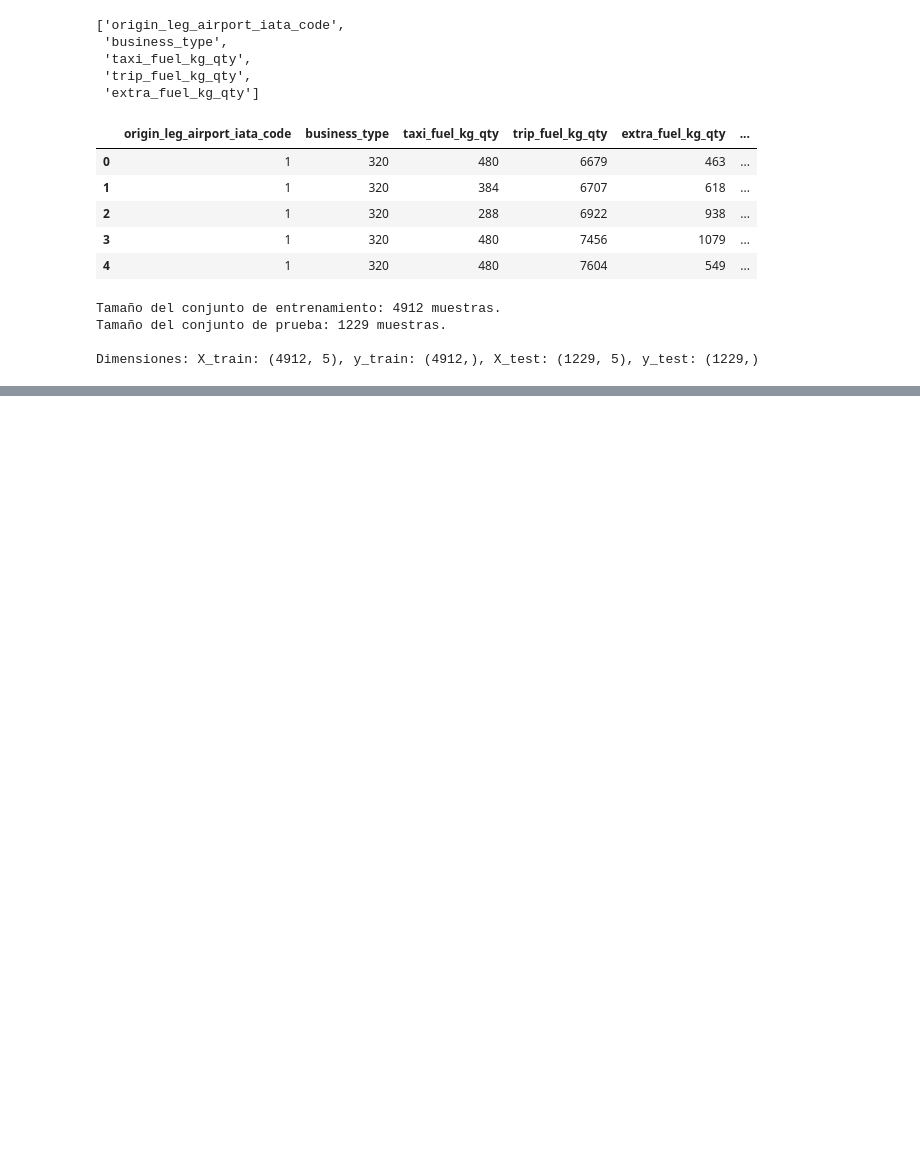
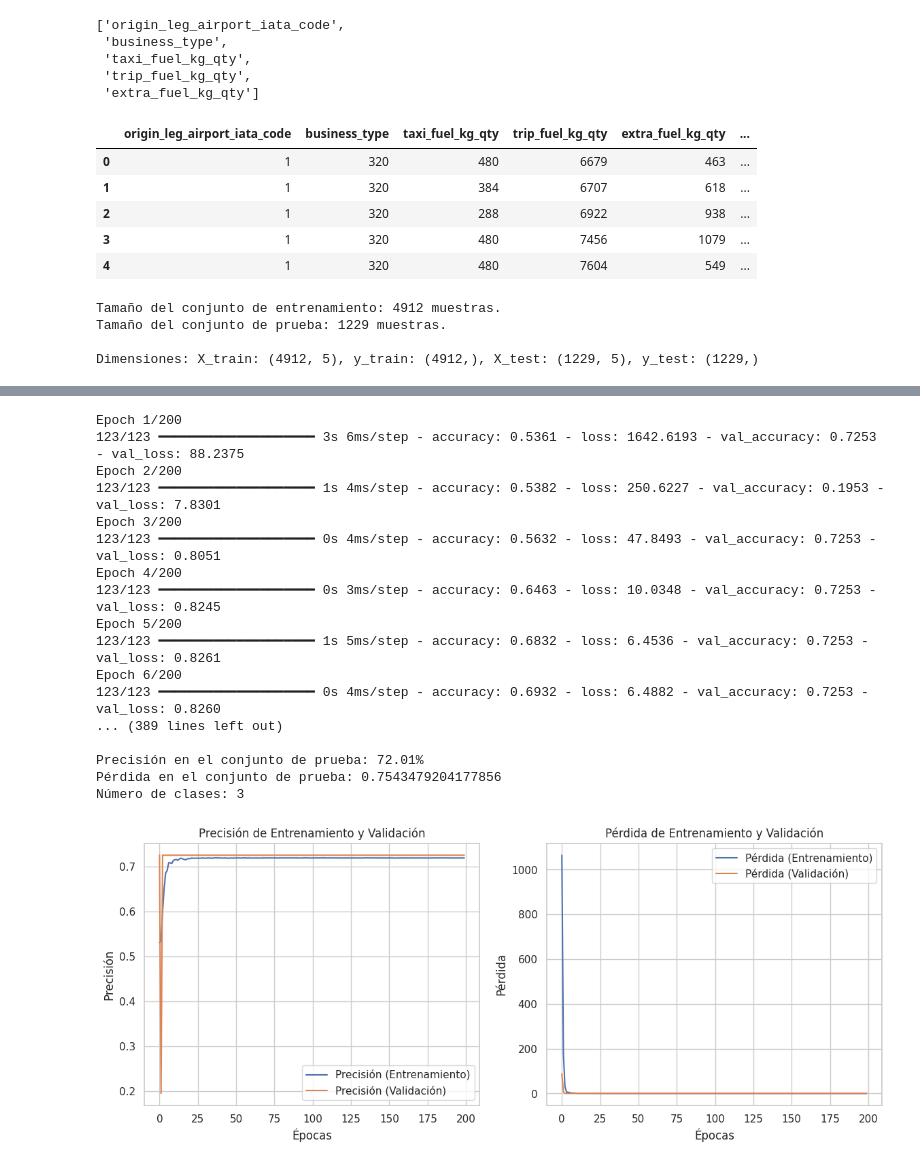
Before and after one commit to Felipepa9/MADSI, a Jupyter notebook: Seccion_2_Keras.ipynb, the cells around one changed output, grey strips where cells are left out. Drawn from its saved outputs; the diff is of its cells as text; code cells hidden in the pictures; blank space fills up the shorter version.

```diff
--- a/Seccion_2_Keras.ipynb
+++ b/Seccion_2_Keras.ipynb
@@ -233,3 +233,65 @@ Model: "sequential_5"
  Total params: 2,563 (10.01 KB)
  Trainable params: 2,563 (10.01 KB)
  Non-trainable params: 0 (0.00 B)
+# %%
+    history = model.fit(X_train.astype(np.float32), y_train_encoded, epochs=200, batch_size=32, validation_split=0.2)
+
+    test_loss, test_accuracy = model.evaluate(X_test.astype(np.float32), y_test_encoded)
+    print(f"\nPrecisión en el conjunto de prueba: {test_accuracy * 100:.2f}%")
+    print(f"Pérdida en el conjunto de prueba: {test_loss}")
+    print(f"Número de clases: {num_classes}")
+
+    acc = history.history.get('accuracy')
+    val_acc = history.history.get('val_accuracy')
+    loss = history.history.get('loss')
+    val_loss = history.history.get('val_loss')
+    epochs_range = range(len(acc if acc else val_acc if val_acc else loss if loss else val_loss)) # Manejar si alguna métrica no está
+
+    plt.figure(figsize=(14, 5))
+
+    if acc and val_acc:
+        plt.subplot(1, 2, 1)
+        plt.plot(epochs_range, acc, label='Precisión (Entrenamiento)')
+        plt.plot(epochs_range, val_acc, label='Precisión (Validación)')
+        plt.legend(loc='lower right')
+        plt.title('Precisión de Entrenamiento y Validación')
+        plt.xlabel('Épocas')
+        plt.ylabel('Precisión')
+
+    if loss and val_loss:
+        plt.subplot(1, 2, 2)
+        plt.plot(epochs_range, loss, label='Pérdida (Entrenamiento)')
+        plt.plot(epochs_range, val_loss, label='Pérdida (Validación)')
+        plt.legend(loc='upper right')
+        plt.title('Pérdida de Entrenamiento y Validación')
+        plt.xlabel('Épocas')
+        plt.ylabel('Pérdida')
+
+    if not (acc and val_acc and loss and val_loss): # Si faltan métricas para ambos gráficos
+        if acc and val_acc: # Solo hay precisión
+             plt.title('Precisión de Entrenamiento y Validación')
+             plt.xlabel('Épocas'); plt.ylabel('Precisión')
+        elif loss and val_loss: # Solo hay pérdida
+            plt.title('Pérdida de Entrenamiento y Validación')
+            plt.xlabel('Épocas'); plt.ylabel('Pérdida')
+
+    plt.show()
+# %% [output]
+Epoch 1/200
+123/123 ━━━━━━━━━━━━━━━━━━━━ 3s 6ms/step - accuracy: 0.5361 - loss: 1642.6193 - val_accuracy: 0.7253 - val_loss: 88.2375
+Epoch 2/200
+123/123 ━━━━━━━━━━━━━━━━━━━━ 1s 4ms/step - accuracy: 0.5382 - loss: 250.6227 - val_accuracy: 0.1953 - val_loss: 7.8301
+Epoch 3/200
+123/123 ━━━━━━━━━━━━━━━━━━━━ 0s 4ms/step - accuracy: 0.5632 - loss: 47.8493 - val_accuracy: 0.7253 - val_loss: 0.8051
+Epoch 4/200
+123/123 ━━━━━━━━━━━━━━━━━━━━ 0s 3ms/step - accuracy: 0.6463 - loss: 10.0348 - val_accuracy: 0.7253 - val_loss: 0.8245
+Epoch 5/200
+123/123 ━━━━━━━━━━━━━━━━━━━━ 1s 5ms/step - accuracy: 0.6832 - loss: 6.4536 - val_accuracy: 0.7253 - val_loss: 0.8261
+Epoch 6/200
+123/123 ━━━━━━━━━━━━━━━━━━━━ 0s 4ms/step - accuracy: 0.6932 - loss: 6.4882 - val_accuracy: 0.7253 - val_loss: 0.8260
+... (389 lines left out)
+
+Precisión en el conjunto de prueba: 72.01%
+Pérdida en el conjunto de prueba: 0.7543479204177856
+Número de clases: 3
+[figure, added]
```
Also changed, not shown: parts of 4 cells of this notebook.
